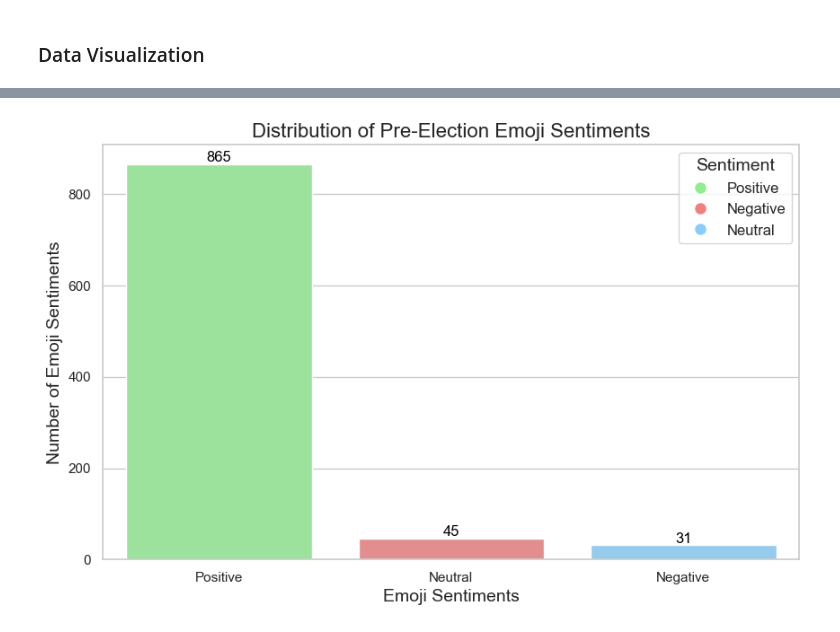
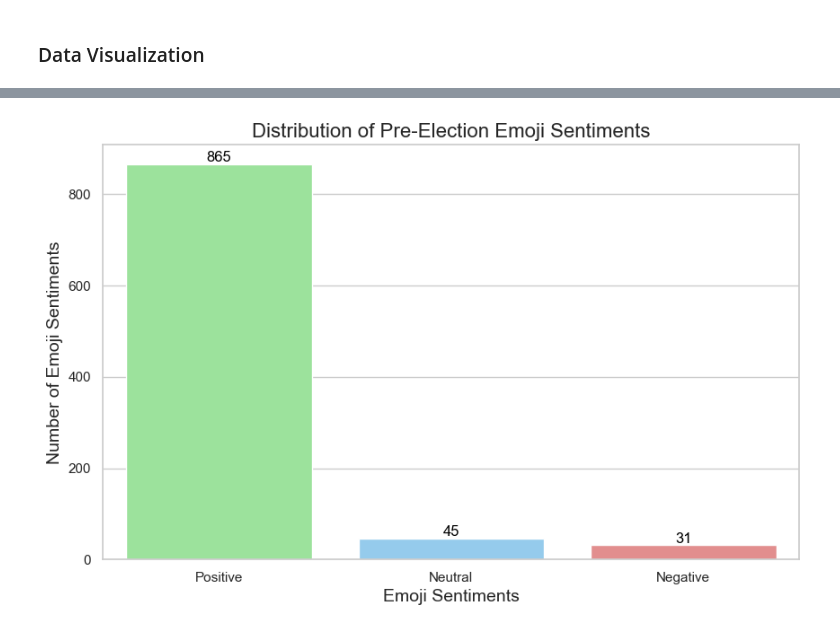
Before and after one commit to julscast/Thesis_2, a Jupyter notebook: PreElection.ipynb, the cells around one changed output, grey strips where cells are left out. Cells and saved outputs as stored; diff of their text form; code cells hidden in the pictures.

```diff
--- a/PreElection.ipynb
+++ b/PreElection.ipynb
@@ -1301,24 +1301,24 @@ plt.show()
 # %%
 sentiment_counts = combined_df['sentiment_class'].value_counts()
 
-colors = {'Positive': 'lightgreen', 'Negative': 'lightcoral', 'Neutral': 'lightskyblue'}
+colors = {'Positive': 'lightgreen', 'Negative': 'lightskyblue', 'Neutral': 'lightcoral'}
 sns.set(style="whitegrid")
 plt.figure(figsize=(10, 6))
 sns.barplot(x=sentiment_counts.index, y=sentiment_counts.values, palette=colors.values())
 plt.xlabel('Emoji Sentiments', fontsize=14)
 plt.ylabel('Number of Emoji Sentiments', fontsize=14)
 plt.title('Distribution of Pre-Election Emoji Sentiments', fontsize=16)
 
 for i, count in enumerate(sentiment_counts):
     plt.text(i, count + 0.1, str(count), ha='center', va='bottom', fontsize=12, color='black')
 
-# LEGEND
-legend_labels = [plt.Line2D([0], [0], marker='o', color='w', markerfacecolor=colors[key], markersize=10, label=key)
-                 for key in colors.keys()]
+# # LEGEND
+# legend_labels = [plt.Line2D([0], [0], marker='o', color='w', markerfacecolor=colors[key], markersize=10, label=key)
+#                  for key in colors.keys()]
 
-plt.legend(handles=legend_labels, title='Sentiment', title_fontsize='14', fontsize='12')
-plt.show()
+# plt.legend(handles=legend_labels, title='Sentiment', title_fontsize='14', fontsize='12')
+# plt.show()
 # %% [output]
-[figure, old version]
+[figure, new version]
 # %%
 # combined_df.to_csv('Pre_Sentiment.csv', index=False, encoding='utf-8')
```
Also changed, not shown: parts of 1 cell of this notebook, 3 other files.
